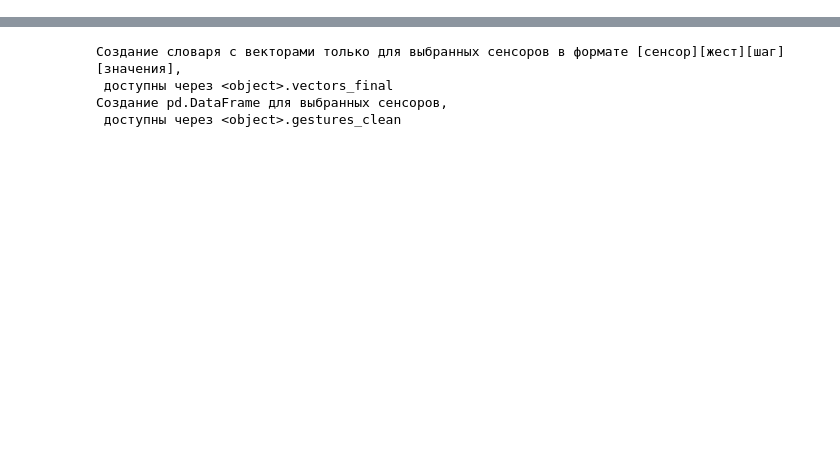
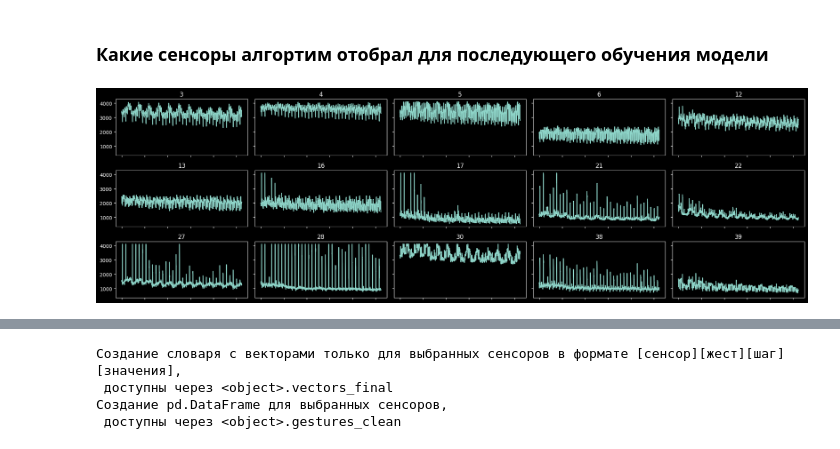
Before and after one commit to AndrewVolkovPython/Motorika, a Jupyter notebook: main.ipynb, the cells around one changed output, grey strips where cells are left out. Saved outputs shown, nothing was run; the diff lists cells and outputs as text; code cells hidden in the pictures; blank space fills up the shorter version.

```diff
--- a/main.ipynb
+++ b/main.ipynb
@@ -58,0 +242,6 @@ processor.vectors_cousine()
+# %% [markdown]
+### Какие сенсоры алгортим отобрал для последующего обучения модели
+# %%
+processor.plot_sensors(processor.CLEAN_SENSORS_FINAL+processor.CLEAN_SENSORS_ADD_FEATURE_1, range(processor.gestures.shape[0]))
+# %% [output]
+[figure, added]
```
Also changed, not shown: parts of 72 cells of this notebook, 5 other files.
